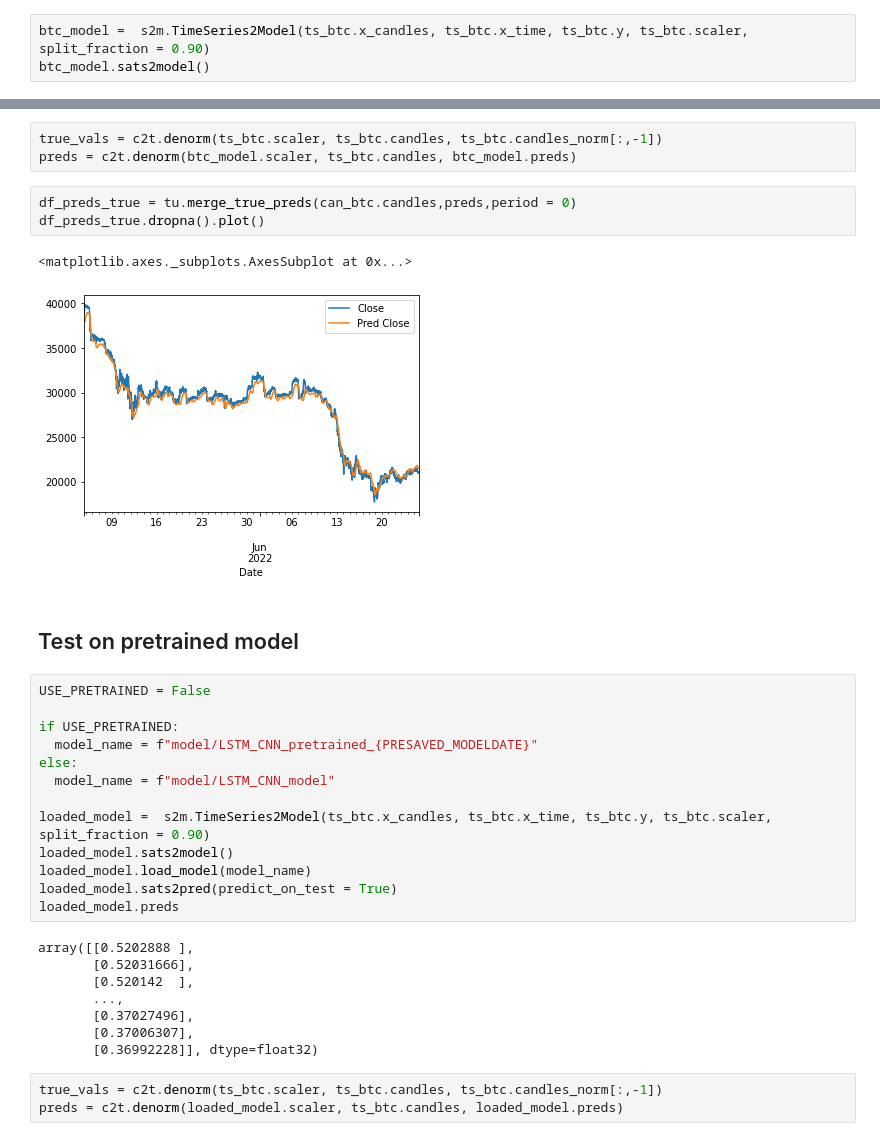
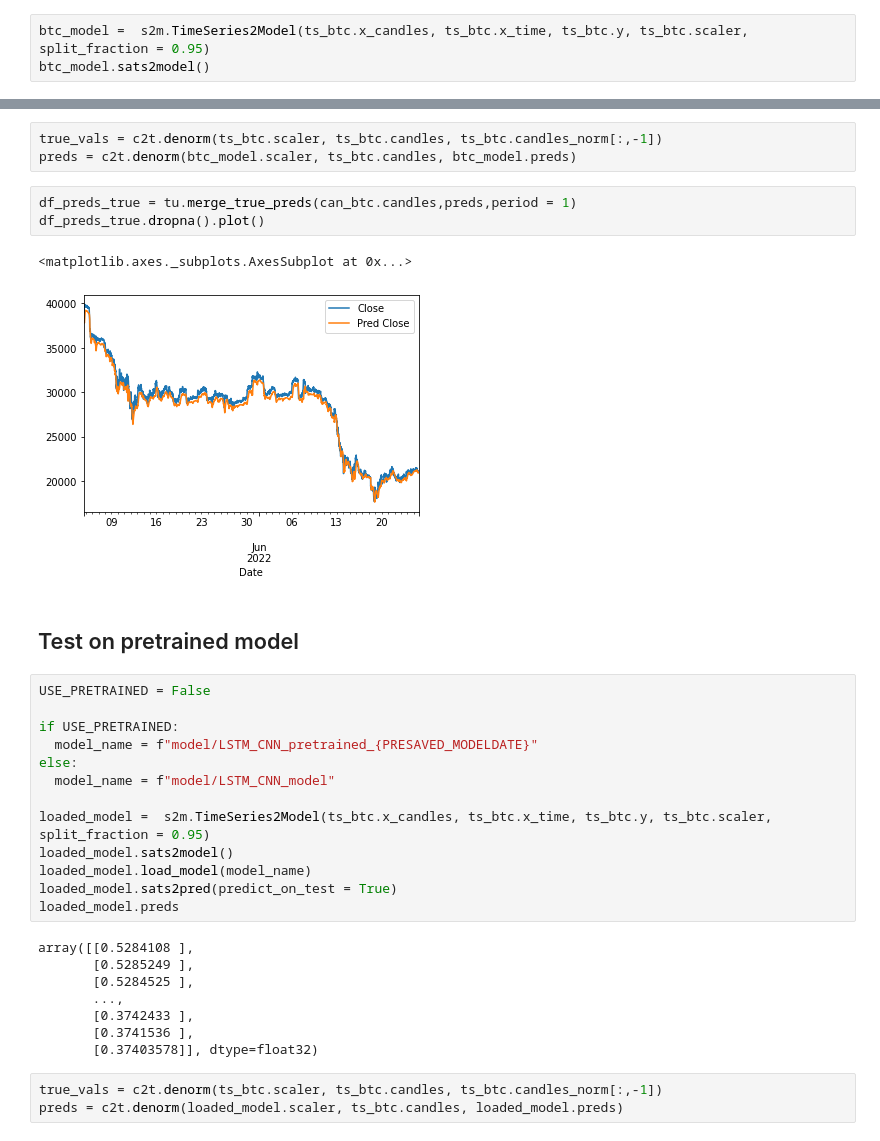
Before and after one commit to gabriele16/sats4u, a Jupyter notebook: colab/LSTM-CNN-BitCoin-Save-Load.ipynb, the cells around one changed output, grey strips where cells are left out. Saved outputs shown, nothing was run; the diff lists cells and outputs as text.

```diff
--- a/colab/LSTM-CNN-BitCoin-Save-Load.ipynb
+++ b/colab/LSTM-CNN-BitCoin-Save-Load.ipynb
@@ -103,7 +103,7 @@ Feature data with time intervals 'x_time' with size : 49952
 # %% [markdown]
 ## Train CNN-LSTM model using full or part of data set
 # %%
-btc_model =  s2m.TimeSeries2Model(ts_btc.x_candles, ts_btc.x_time, ts_btc.y, ts_btc.scaler, split_fraction = 0.90)
+btc_model =  s2m.TimeSeries2Model(ts_btc.x_candles, ts_btc.x_time, ts_btc.y, ts_btc.scaler, split_fraction = 0.95)
 btc_model.sats2model()
 # %%
 datetime.strptime(str(can_btc.candles.index[-1]), '%Y-%m-%d %H:%M:%S').strftime('%y%m%d_%H_%M')
@@ -201,11 +201,11 @@ btc_model.sats2pred()
 true_vals = c2t.denorm(ts_btc.scaler, ts_btc.candles, ts_btc.candles_norm[:,-1])
 preds = c2t.denorm(btc_model.scaler, ts_btc.candles, btc_model.preds)
 # %%
-df_preds_true = tu.merge_true_preds(can_btc.candles,preds,period = 0)
+df_preds_true = tu.merge_true_preds(can_btc.candles,preds,period = 1)
 df_preds_true.dropna().plot()
 # %% [output]
 <matplotlib.axes._subplots.AxesSubplot at 0x...>
-[figure, old version]
+[figure, new version]
 # %% [markdown]
 ## Test on pretrained model
 # %%
@@ -216,19 +216,19 @@ if USE_PRETRAINED:
 else:
   model_name = f"model/LSTM_CNN_model"
 
-loaded_model =  s2m.TimeSeries2Model(ts_btc.x_candles, ts_btc.x_time, ts_btc.y, ts_btc.scaler, split_fraction = 0.90)
+loaded_model =  s2m.TimeSeries2Model(ts_btc.x_candles, ts_btc.x_time, ts_btc.y, ts_btc.scaler, split_fraction = 0.95)
 loaded_model.sats2model()
 loaded_model.load_model(model_name)
 loaded_model.sats2pred(predict_on_test = True)
 loaded_model.preds
 # %% [output]
-array([[0.5202888 ],
-       [0.52031666],
-       [0.520142  ],
+array([[0.5284108 ],
+       [0.5285249 ],
+       [0.5284525 ],
        ...,
-       [0.37027496],
-       [0.37006307],
-       [0.36992228]], dtype=float32)
+       [0.3742433 ],
+       [0.3741536 ],
+       [0.37403578]], dtype=float32)
 # %%
 true_vals = c2t.denorm(ts_btc.scaler, ts_btc.candles, ts_btc.candles_norm[:,-1])
 preds = c2t.denorm(loaded_model.scaler, ts_btc.candles, loaded_model.preds)
```
Also changed, not shown: parts of 15 cells of this notebook, 7 other files.
